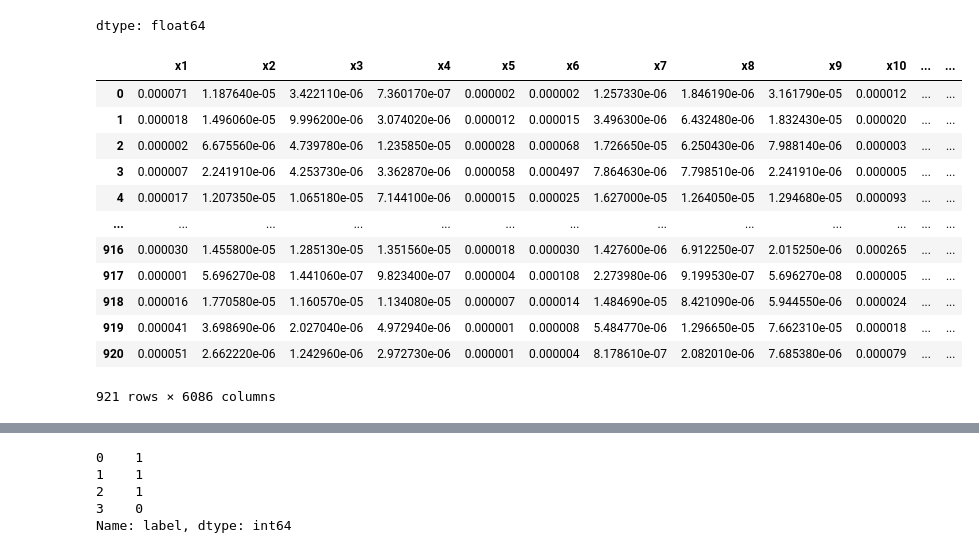
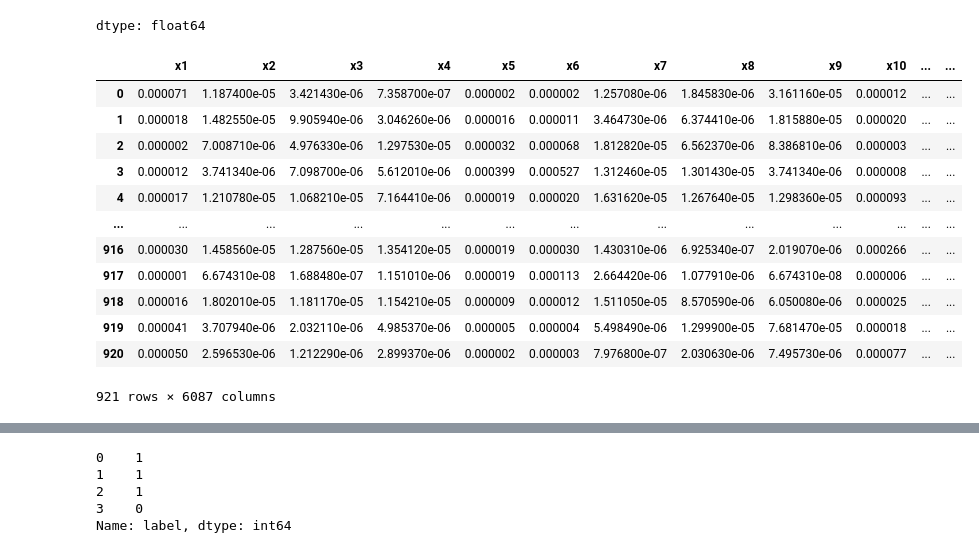
Before and after one commit to ghirailghiro/GPU_Computing_Project, a Jupyter notebook: Gradient_First_Step.ipynb, the cells around one changed output, grey strips where cells are left out. Saved outputs shown, nothing was run; the diff lists cells and outputs as text; code cells hidden in the pictures.

```diff
--- a/Gradient_First_Step.ipynb
+++ b/Gradient_First_Step.ipynb
@@ -639,7 +701,7 @@ from sklearn.metrics import accuracy_score
 # Assuming df is your DataFrame with features and labels
 # Splitting data into features (X) and labels (y)
 
-#df = pd.read_csv("descriptor_seq.csv")
+df3 = pd.read_csv("exp_8_3_9_224_cuda.csv")
 #df1 = pd.read_csv("descriptor_cuda1.csv")
 new_value = 0
 
@@ -647,22 +709,22 @@ df.iloc[-1, df.columns.get_loc('label')] = new_value
 
 X = df.drop(columns=['label'])  # Replace 'target_column' with the name of your target column
 y = df['label']
-# %%
-df
-# %% [output]
-|  | x1 | x2 | x3 | x4 | x5 | x6 | x7 | x8 | x9 | x10 | ... | ... |
-| 0 | 0.000071 | 1.187640e-05 | 3.422110e-06 | 7.360170e-07 | 0.000002 | 0.000002 | 1.257330e-06 | 1.846190e-06 | 3.161790e-05 | 0.000012 | ... | ... |
-| 1 | 0.000018 | 1.496060e-05 | 9.996200e-06 | 3.074020e-06 | 0.000012 | 0.000015 | 3.496300e-06 | 6.432480e-06 | 1.832430e-05 | 0.000020 | ... | ... |
-| 2 | 0.000002 | 6.675560e-06 | 4.739780e-06 | 1.235850e-05 | 0.000028 | 0.000068 | 1.726650e-05 | 6.250430e-06 | 7.988140e-06 | 0.000003 | ... | ... |
-| 3 | 0.000007 | 2.241910e-06 | 4.253730e-06 | 3.362870e-06 | 0.000058 | 0.000497 | 7.864630e-06 | 7.798510e-06 | 2.241910e-06 | 0.000005 | ... | ... |
-| 4 | 0.000017 | 1.207350e-05 | 1.065180e-05 | 7.144100e-06 | 0.000015 | 0.000025 | 1.627000e-05 | 1.264050e-05 | 1.294680e-05 | 0.000093 | ... | ... |
-| ... | ... | ... | ... | ... | ... | ... | ... | ... | ... | ... | ... | ... |
-| 916 | 0.000030 | 1.455800e-05 | 1.285130e-05 | 1.351560e-05 | 0.000018 | 0.000030 | 1.427600e-06 | 6.912250e-07 | 2.015250e-06 | 0.000265 | ... | ... |
-| 917 | 0.000001 | 5.696270e-08 | 1.441060e-07 | 9.823400e-07 | 0.000004 | 0.000108 | 2.273980e-06 | 9.199530e-07 | 5.696270e-08 | 0.000005 | ... | ... |
-| 918 | 0.000016 | 1.770580e-05 | 1.160570e-05 | 1.134080e-05 | 0.000007 | 0.000014 | 1.484690e-05 | 8.421090e-06 | 5.944550e-06 | 0.000024 | ... | ... |
-| 919 | 0.000041 | 3.698690e-06 | 2.027040e-06 | 4.972940e-06 | 0.000001 | 0.000008 | 5.484770e-06 | 1.296650e-05 | 7.662310e-05 | 0.000018 | ... | ... |
-| 920 | 0.000051 | 2.662220e-06 | 1.242960e-06 | 2.972730e-06 | 0.000001 | 0.000004 | 8.178610e-07 | 2.082010e-06 | 7.685380e-06 | 0.000079 | ... | ... |
-921 rows × 6086 columns
+# %%
+df3
+# %% [output]
+|  | x1 | x2 | x3 | x4 | x5 | x6 | x7 | x8 | x9 | x10 | ... | ... |
+| 0 | 0.000071 | 1.187400e-05 | 3.421430e-06 | 7.358700e-07 | 0.000002 | 0.000002 | 1.257080e-06 | 1.845830e-06 | 3.161160e-05 | 0.000012 | ... | ... |
+| 1 | 0.000018 | 1.482550e-05 | 9.905940e-06 | 3.046260e-06 | 0.000016 | 0.000011 | 3.464730e-06 | 6.374410e-06 | 1.815880e-05 | 0.000020 | ... | ... |
+| 2 | 0.000002 | 7.008710e-06 | 4.976330e-06 | 1.297530e-05 | 0.000032 | 0.000068 | 1.812820e-05 | 6.562370e-06 | 8.386810e-06 | 0.000003 | ... | ... |
+| 3 | 0.000012 | 3.741340e-06 | 7.098700e-06 | 5.612010e-06 | 0.000399 | 0.000527 | 1.312460e-05 | 1.301430e-05 | 3.741340e-06 | 0.000008 | ... | ... |
+| 4 | 0.000017 | 1.210780e-05 | 1.068210e-05 | 7.164410e-06 | 0.000019 | 0.000020 | 1.631620e-05 | 1.267640e-05 | 1.298360e-05 | 0.000093 | ... | ... |
+| ... | ... | ... | ... | ... | ... | ... | ... | ... | ... | ... | ... | ... |
+| 916 | 0.000030 | 1.458560e-05 | 1.287560e-05 | 1.354120e-05 | 0.000019 | 0.000030 | 1.430310e-06 | 6.925340e-07 | 2.019070e-06 | 0.000266 | ... | ... |
+| 917 | 0.000001 | 6.674310e-08 | 1.688480e-07 | 1.151010e-06 | 0.000019 | 0.000113 | 2.664420e-06 | 1.077910e-06 | 6.674310e-08 | 0.000006 | ... | ... |
+| 918 | 0.000016 | 1.802010e-05 | 1.181170e-05 | 1.154210e-05 | 0.000009 | 0.000012 | 1.511050e-05 | 8.570590e-06 | 6.050080e-06 | 0.000025 | ... | ... |
+| 919 | 0.000041 | 3.707940e-06 | 2.032110e-06 | 4.985370e-06 | 0.000005 | 0.000004 | 5.498490e-06 | 1.299900e-05 | 7.681470e-05 | 0.000018 | ... | ... |
+| 920 | 0.000050 | 2.596530e-06 | 1.212290e-06 | 2.899370e-06 | 0.000002 | 0.000003 | 7.976800e-07 | 2.030630e-06 | 7.495730e-06 | 0.000077 | ... | ... |
+921 rows × 6087 columns
 # %%
 df1
 # %% [output]
```
Also changed, not shown: parts of 16 cells of this notebook.
